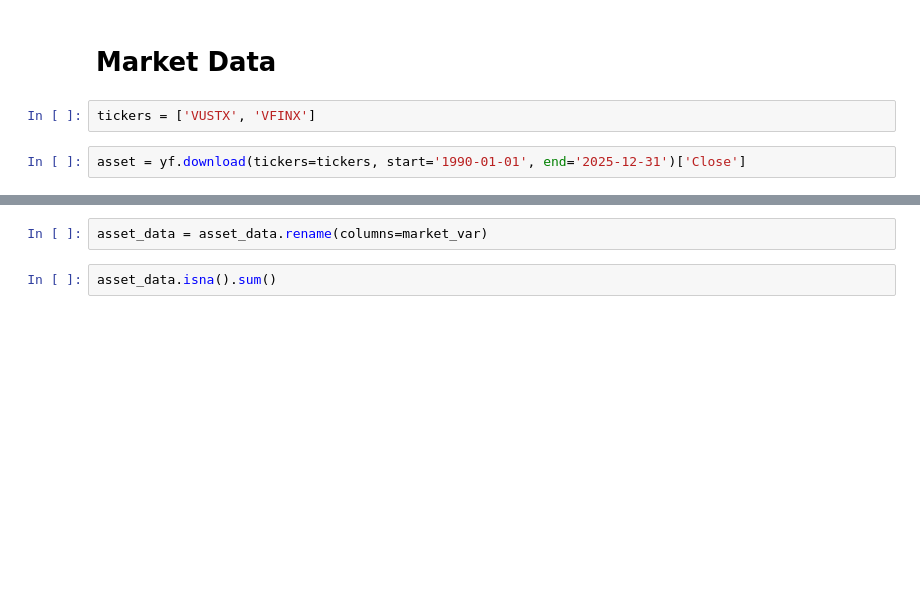
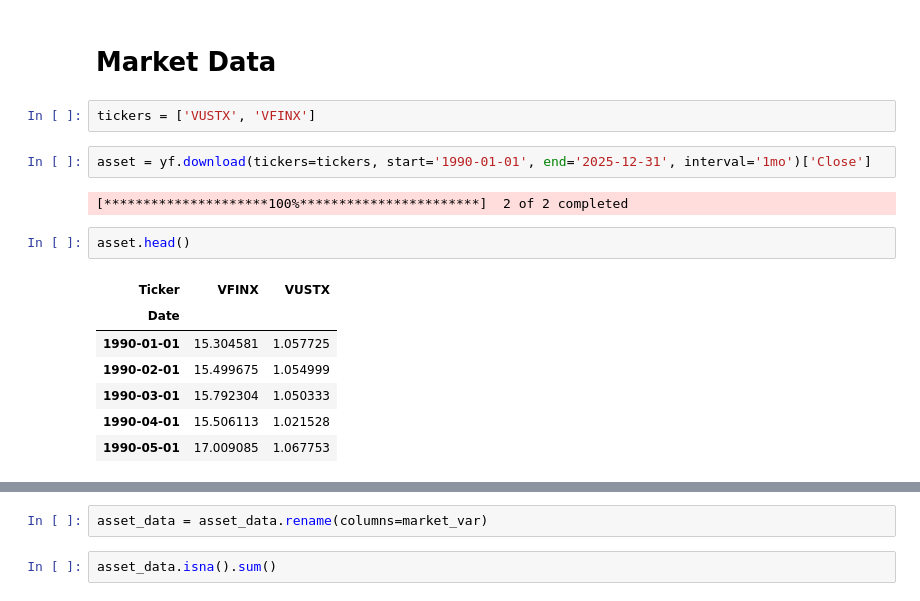
Before and after one commit to mydam169/regime-based-asset-allocator, a Jupyter notebook: notebooks/01_data_extraction.ipynb, the cells around one changed output, grey strips where cells are left out. Cells and saved outputs as stored; diff of their text form; blank space fills up the shorter version.

```diff
--- a/notebooks/01_data_extraction.ipynb
+++ b/notebooks/01_data_extraction.ipynb
@@ -82,5 +272,17 @@ df.to_csv('../data/macro_data.csv')
 # %%
 tickers = ['VUSTX', 'VFINX']
 # %%
-asset = yf.download(tickers=tickers, start='1990-01-01', end='2025-12-31')['Close']
+asset = yf.download(tickers=tickers, start='1990-01-01', end='2025-12-31', interval='1mo')['Close']
+# %% [output]
+[*********************100%***********************]  2 of 2 completed
+# %%
+asset.head()
+# %% [output]
+| Ticker | VFINX | VUSTX |
+| Date |  |  |
+| 1990-01-01 | 15.304581 | 1.057725 |
+| 1990-02-01 | 15.499675 | 1.054999 |
+| 1990-03-01 | 15.792304 | 1.050333 |
+| 1990-04-01 | 15.506113 | 1.021528 |
+| 1990-05-01 | 17.009085 | 1.067753 |
 # %%
```
Also changed, not shown: parts of 23 cells of this notebook, 4 other files.
